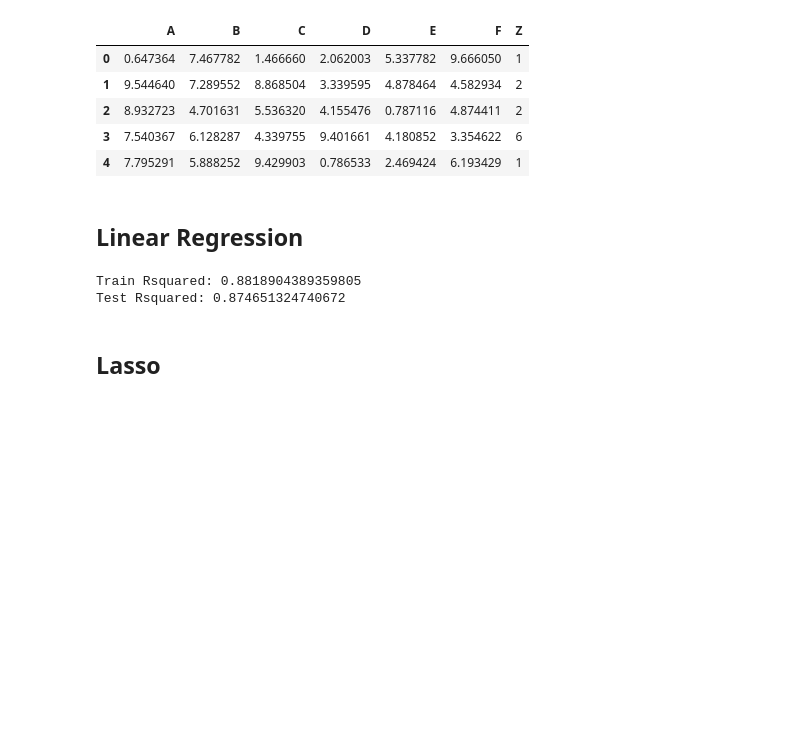
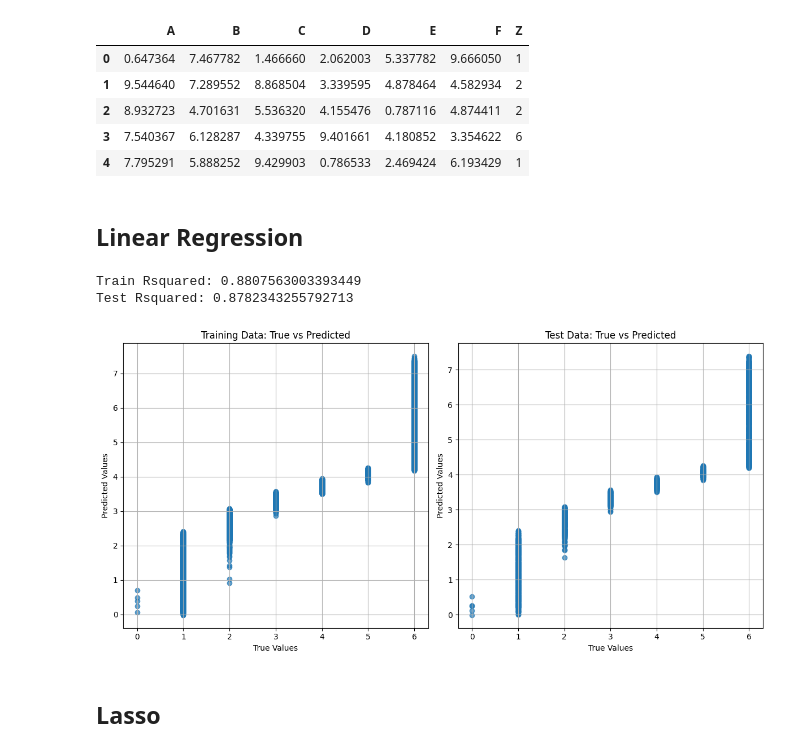
Before and after one commit to pranav142/EEE405, a Jupyter notebook: Homework1/hw1.ipynb, the cells around one changed output. Saved outputs shown, nothing was run; the diff lists cells and outputs as text; code cells hidden in the pictures; blank space fills up the shorter version.

```diff
--- a/Homework1/hw1.ipynb
+++ b/Homework1/hw1.ipynb
@@ -175,7 +175,7 @@ def scatter_plot_train_test(y_train, y_test, test_predictions, train_predictions
     # Training data scatter plot
     plt.subplot(1, 2, 1)
     plt.scatter(y_train, train_predictions, alpha=0.7)
-    plt.plot([min(y_train), max(y_train)], [min(y_train), max(y_train)], color='red', linestyle='--')
+    # plt.plot([min(y_train), max(y_train)], [min(y_train), max(y_train)], color='red', linestyle='--')
     plt.title("Training Data: True vs Predicted")
     plt.xlabel("True Values")
     plt.ylabel("Predicted Values")
@@ -184,7 +184,7 @@ def scatter_plot_train_test(y_train, y_test, test_predictions, train_predictions
     # Test data scatter plot
     plt.subplot(1, 2, 2)
     plt.scatter(y_test, test_predictions, alpha=0.7)
-    plt.plot([min(y_test), max(y_test)], [min(y_test), max(y_test)], color='red', linestyle='--')
+    # plt.plot([min(y_test), max(y_test)], [min(y_test), max(y_test)], color='red', linestyle='--')
     plt.title("Test Data: True vs Predicted")
     plt.xlabel("True Values")
     plt.ylabel("Predicted Values")
@@ -197,16 +197,17 @@ def scatter_plot_train_test(y_train, y_test, test_predictions, train_predictions
 # %%
 regr_model = sk.linear_model.LinearRegression()
 regr_model.fit(X_train_std, Y_train)
 train_predictions = regr_model.predict(X_train_std)
 print(f"Train Rsquared: {Rsquared(Y_train, train_predictions)}")
 
 test_predictions = regr_model.predict(X_test_std)
 print(f"Test Rsquared: {Rsquared(Y_test, test_predictions)}")
 
-# TODO: Add Scatter Plots
+scatter_plot_train_test(Y_train, Y_test, test_predictions, train_predictions)
 # %% [output]
-Train Rsquared: 0.8818904389359805
-Test Rsquared: 0.874651324740672
+Train Rsquared: 0.8807563003393449
+Test Rsquared: 0.8782343255792713
+[figure, added]
 # %% [markdown]
 ## Lasso
 # %%
```
Also changed, not shown: parts of 5 cells of this notebook, 3 other files.
